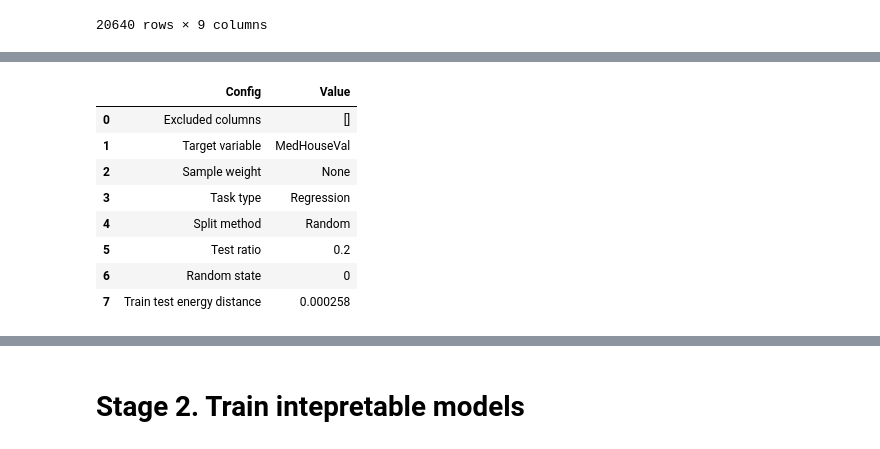
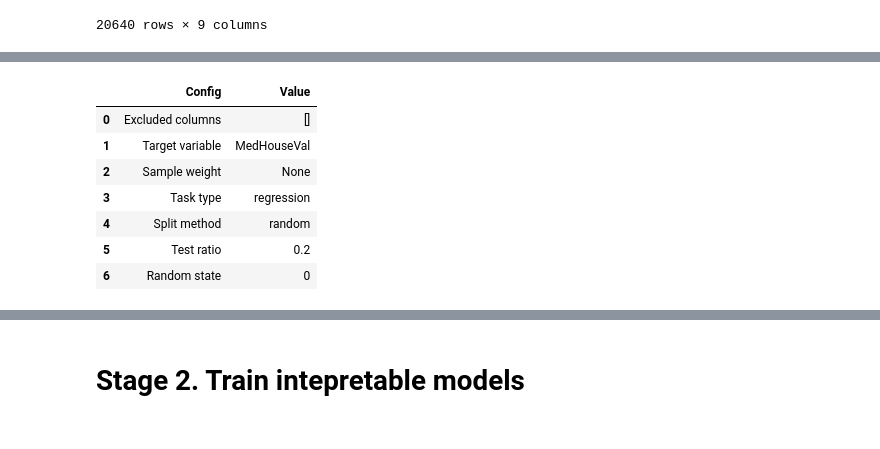
Before and after one commit to SelfExplainML/PiML-Toolbox, a Jupyter notebook: examples/Example_CaliforniaHousing_HighCode.ipynb, the cells around one changed output, grey strips where cells are left out. Drawn from its saved outputs; the diff is of its cells as text; code cells hidden in the pictures.

```diff
--- a/examples/Example_CaliforniaHousing_HighCode.ipynb
+++ b/examples/Example_CaliforniaHousing_HighCode.ipynb
@@ -40,15 +52,14 @@ Tab(children=(Output(), Output()), layout=Layout(height='350px'), _titles={'0':
 # %%
-exp.data_prepare(target='MedHouseVal', task_type='Regression', test_ratio=0.2, random_state=0)
+exp.data_prepare(target='MedHouseVal', task_type='regression', test_ratio=0.2, random_state=0)
 # %% [output]
 |  | Config | Value |
 | 0 | Excluded columns | [] |
 | 1 | Target variable | MedHouseVal |
 | 2 | Sample weight | None |
-| 3 | Task type | Regression |
-| 4 | Split method | Random |
+| 3 | Task type | regression |
+| 4 | Split method | random |
 | 5 | Test ratio | 0.2 |
 | 6 | Random state | 0 |
-| 7 | Train test energy distance | 0.000258 |
 # %%
 exp.feature_select(method="pfi", threshold=0.9, figsize=(6, 5))
 # %% [output]
```
Also changed, not shown: parts of 39 cells of this notebook, 21 other files.
